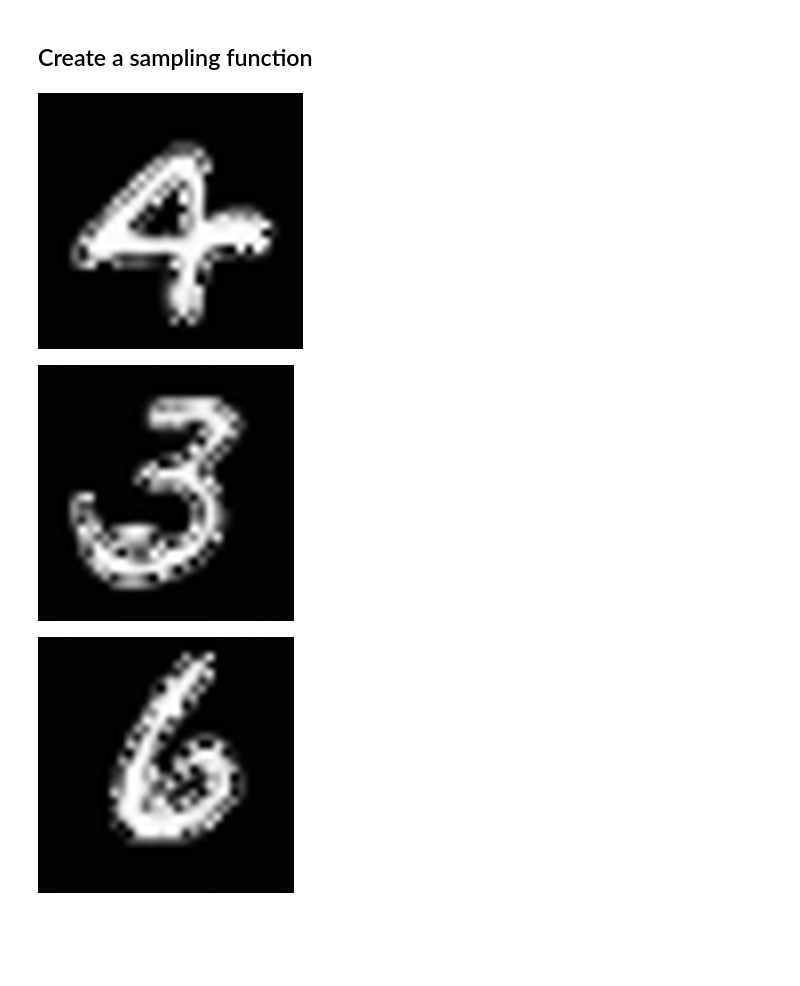
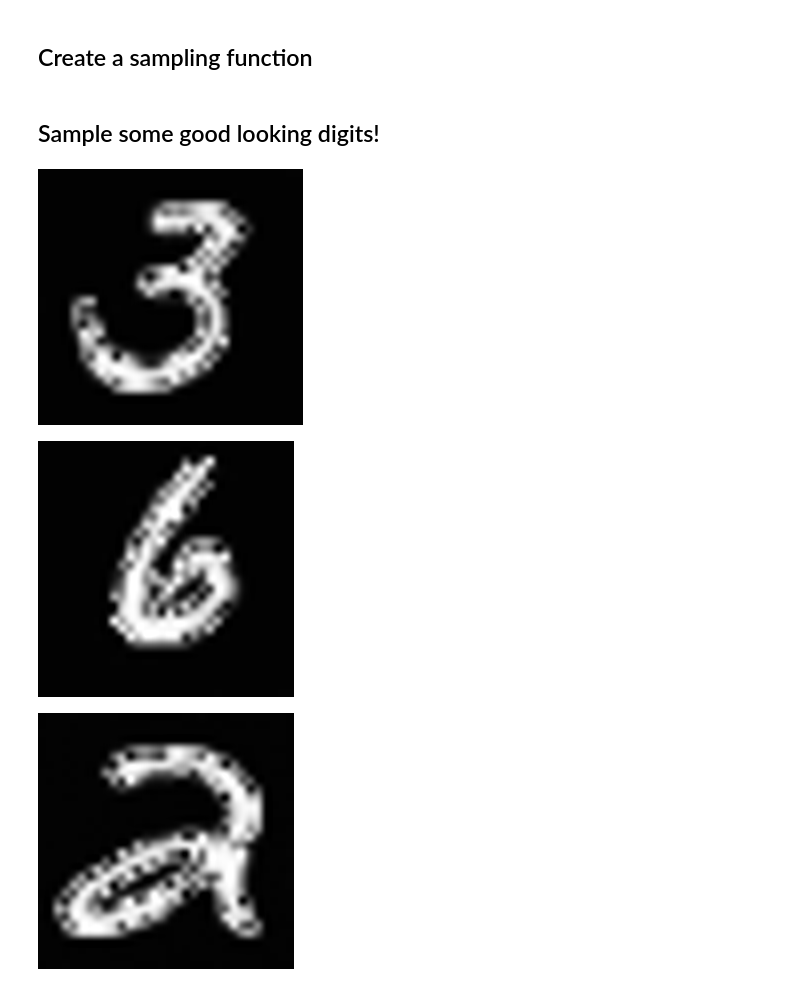
Before and after one commit to st-howard/blog-notebooks, a Jupyter notebook: MNIST-Diffusion/Diffusion Digits - Generating MNIST Digits from noise with HuggingFace Diffusers.ipynb, the cells around one changed output. Drawn from its saved outputs; the diff is of its cells as text; code cells hidden in the pictures; blank space fills up the shorter version.

Commit message:
Updated MNIST notebook

```diff
--- a/MNIST-Diffusion/Diffusion Digits - Generating MNIST Digits from noise with HuggingFace Diffusers.ipynb
+++ b/MNIST-Diffusion/Diffusion Digits - Generating MNIST Digits from noise with HuggingFace Diffusers.ipynb
@@ -87,12 +94,11 @@ class TrainingConfig:
     image_size=32 #Resize the digits to be a power of two
     train_batch_size = 32
     eval_batch_size = 32
-    num_epochs = 5
+    num_epochs = 2
     gradient_accumulation_steps = 1
     learning_rate = 1e-4
     lr_warmpup_steps = 500
     mixed_precision = 'fp16'
-    output_dir = 'mnist_digits'
     seed = 0
 
 config = TrainingConfig()
@@ -286,30 +298,40 @@ pipeline = diffusers.DDPMPipeline(unet=model,scheduler=noise_scheduler)
 ## Create a sampling function
 # %%
 @torch.no_grad()
-def sample(unet, scheduler):
+def sample(unet, scheduler,seed,save_process_dir=None):
+    torch.manual_seed(seed)
+
+    if save_process_dir:
+        if not os.path.exists(save_process_dir):
+            os.mkdir(save_process_dir)
+
     scheduler.set_timesteps(1000)
     image=torch.randn((1,1,32,32)).to(model.device)
-
+    num_steps=max(noise_scheduler.timesteps).numpy()
 
     for t in noise_scheduler.timesteps:
         model_output=unet(image,t)['sample']
         image=scheduler.step(model_output,int(t),image,generator=None)['prev_sample']
+        if save_process_dir:
+            save_image=torchvision.transforms.ToPILImage()(image.squeeze(0))
+            save_image.resize((256,256)).save(
+                os.path.join(save_process_dir,"seed-"+str(seed)+"_"+f"{num_steps-t.numpy():03d}"+".png"),format="png")
 
     return torchvision.transforms.ToPILImage()(image.squeeze(0))
+# %% [markdown]
+## Sample some good looking digits!
 # %%
-test_image=sample(model,noise_scheduler)
+test_image=sample(model,noise_scheduler,1,"output_1")
 test_image.resize((265,256))
 # %% [output]
-[figure, old version]
+[figure, new version]
 # %%
-torch.manual_seed(1)
-test_image=sample(model,noise_scheduler)
+test_image=sample(model,noise_scheduler,5)
 test_image.resize((256,256))
 # %% [output]
-[figure, old version]
+[figure, new version]
 # %%
-torch.manual_seed(5)
-test_image=sample(model,noise_scheduler)
+test_image=sample(model,noise_scheduler,1991)
 test_image.resize((256,256))
 # %% [output]
-[figure, old version]
+[figure, new version]
```
Also changed, not shown: parts of 9 cells of this notebook, 1 other file.
